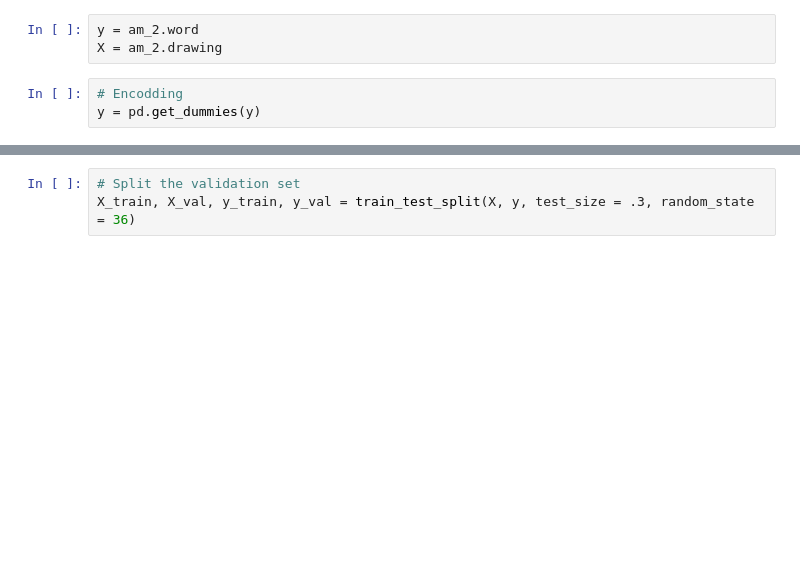
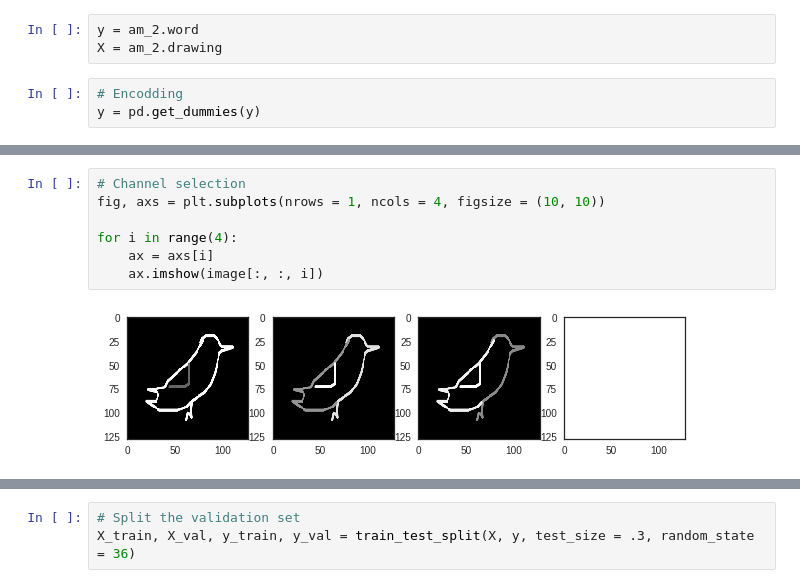
Before and after one commit to jjone36/Colab, a Jupyter notebook: 96_cnn_Doodle.ipynb, the cells around one changed output, grey strips where cells are left out. Drawn from its saved outputs; the diff is of its cells as text; blank space fills up the shorter version.

```diff
--- a/96_cnn_Doodle.ipynb
+++ b/96_cnn_Doodle.ipynb
@@ -162,0 +185,9 @@ y = pd.get_dummies(y)
+# %%
+# Channel selection
+fig, axs = plt.subplots(nrows = 1, ncols = 4, figsize = (10, 10))
+
+for i in range(4):
+    ax = axs[i]
+    ax.imshow(image[:, :, i])
+# %% [output]
+[figure, added]
```
Also changed, not shown: parts of 21 cells of this notebook.
